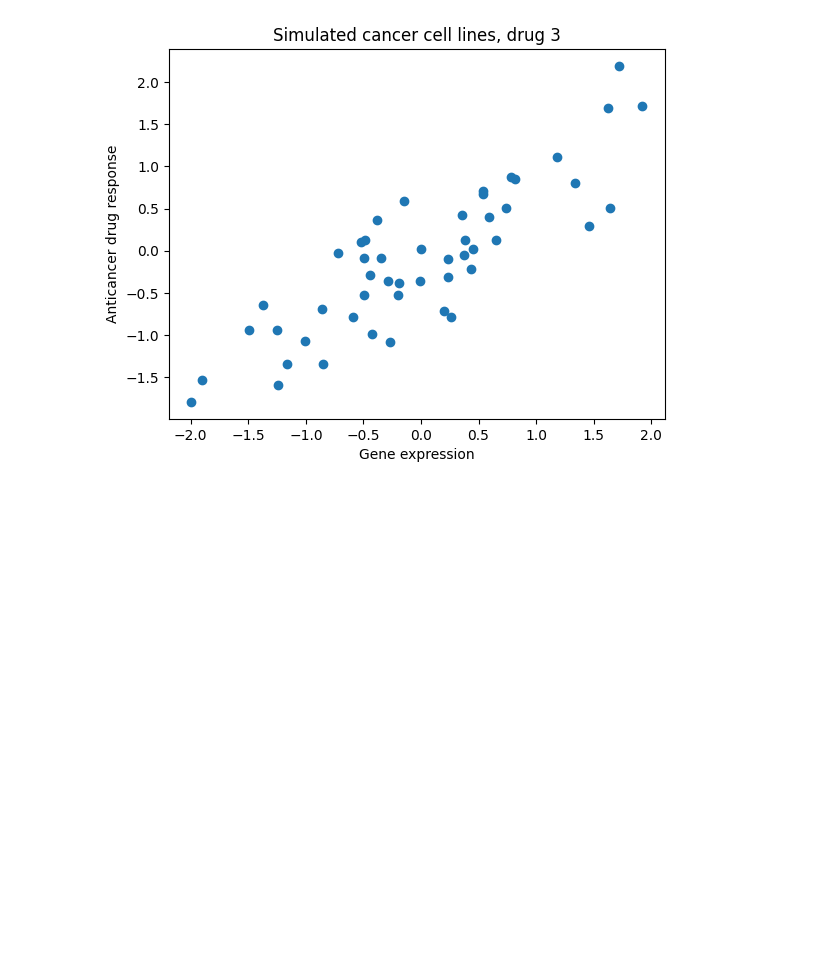
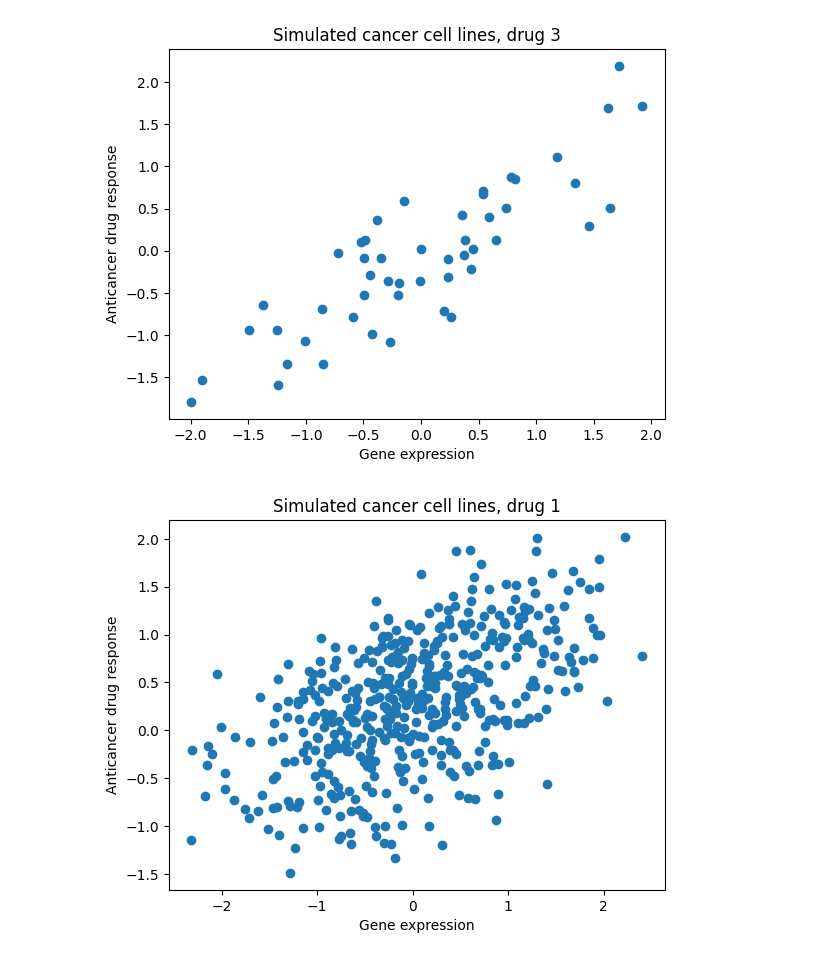
Before and after one commit to nicolejanoff/Test, a Jupyter notebook: Untitled2.ipynb, the cells around one changed output. Drawn from its saved outputs; the diff is of its cells as text; code cells hidden in the pictures; blank space fills up the shorter version.

Commit message:
Started working on parameter estimation

```diff
--- a/Untitled2.ipynb
+++ b/Untitled2.ipynb
@@ -129,3 +129,83 @@ plt.show()
 [figure]
 [figure]
 [figure]
+# %%
+import random
+import matplotlib.pyplot as plt
+
+"This is a code that simulates data for x cancer cell lines."
+"For each cell line, we create a random gene expression and random noise, which we then use to calculate the cell's drug response "
+"The response depends on the gene expression, which we model with the parameters beta_0, beta_1 and sigma"
+"Model drug response as DR[i,j] = beta_0[j] + beta_1[j] * G[i] + noise[i,j]. G is the gene expression, i is the cell line, j is the drug"
+
+# number of cell lines: 479
+n = 479
+
+# number of drugs: 24
+drugs = 24
+
+# create "true" parameters for each drug
+beta_0 = []
+for j in range(drugs):
+  beta_0.append(random.gauss(0, 0.5))
+
+beta_1 =[]
+for j in range(drugs):
+  beta_1.append(random.gauss(0, 1))
+
+# gene expression
+mu_G = 0
+sigma_G = 0.98
+
+# noise
+sigma_E = 0.54
+mu_E = 0
+
+# Create gene expression G for each gene
+G = []
+
+for _ in range(n):
+  gene_expression = random.gauss(mu_G, sigma_G)
+  G.append(gene_expression)
+
+# Create noise
+noise = []
+
+for _ in range(n):
+  cellnoise = []
+  for j in range(drugs):
+    error = random.gauss(mu_E, sigma_E)
+    cellnoise.append(error)
+  noise.append(cellnoise)
+
+# Create drug response, DR
+DR = []
+
+for j in range(drugs):
+  drug_responses = []
+  for i in range(n):
+    drugresponse = beta_0[j] + beta_1[j] * G[i] + noise[i][j]
+    drug_responses.append(drugresponse)
+
+  DR.append(drug_responses)
+
+# Plot
+plt.scatter(G, DR[0])
+plt.xlabel("Gene expression")
+plt.ylabel("Anticancer drug response")
+plt.title("Simulated cancer cell lines, drug 1")
+plt.show()
+
+plt.scatter(G, DR[1])
+plt.xlabel("Gene expression")
+plt.ylabel("Anticancer drug response")
+plt.title("Simulated cancer cell lines, drug 2")
+plt.show()
+
+plt.scatter(G, DR[2])
+plt.xlabel("Gene expression")
+plt.ylabel("Anticancer drug response")
+plt.title("Simulated cancer cell lines, drug 3")
+plt.show()
+# %% [output]
+[figure, added]
```
Also changed, not shown: parts of 2 cells of this notebook.
